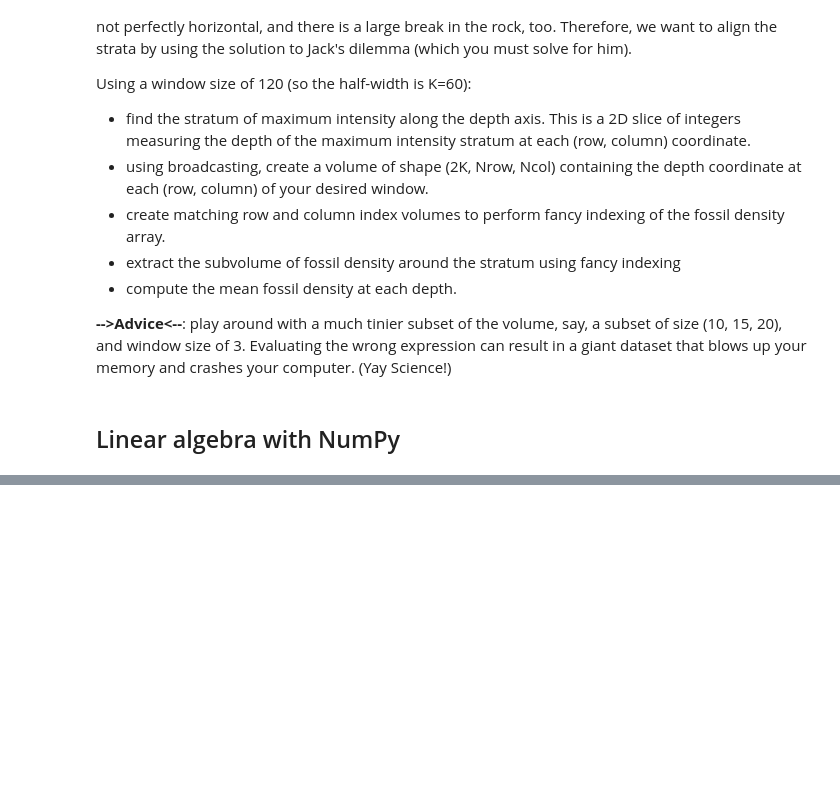
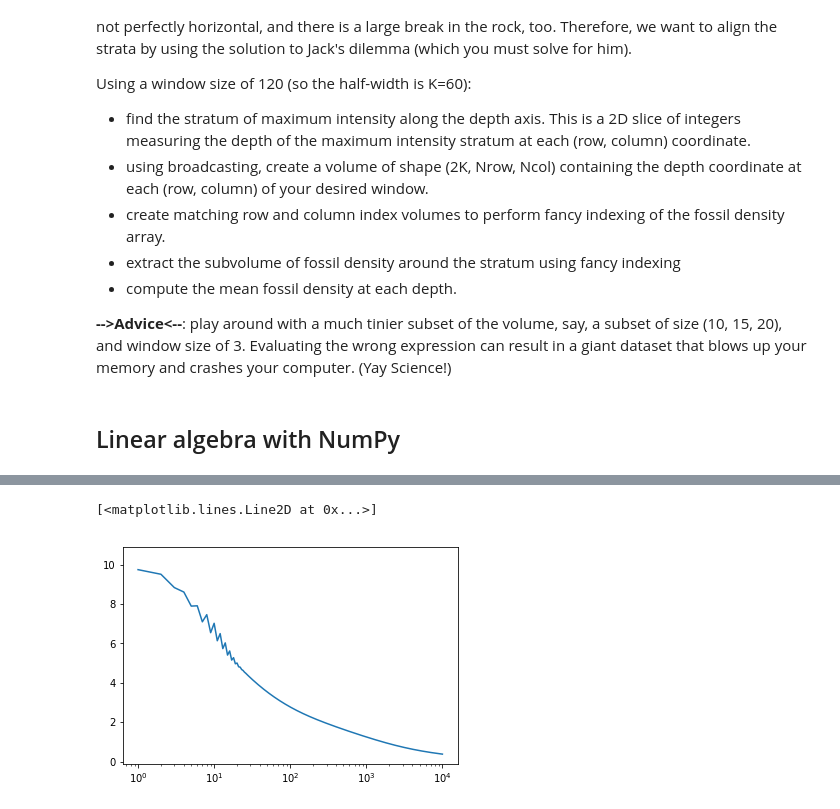
Before and after one commit to aspp-apac/2019-advanced-numpy, a Jupyter notebook: Advanced NumPy Patterns.ipynb, the cells around one changed output, grey strips where cells are left out. Drawn from its saved outputs; the diff is of its cells as text; code cells hidden in the pictures; blank space fills up the shorter version.

```diff
--- a/Advanced NumPy Patterns.ipynb
+++ b/Advanced NumPy Patterns.ipynb
@@ -475,0 +598,21 @@ It turns out that mean filtering is not the "optimal" way to recover your signal
+# %%
+def train(X, y, W, n_iter=100):
+    W_history = np.empty((n_iter, W.size), dtype=float)
+    error_history = np.empty(n_iter, dtype=float)
+    W_out = np.copy(W)
+    for i in range(n_iter):
+        W_history[i] = W_out
+        predictions = sigmoid(X @ W_out)
+        derror = y - predictions
+        gradient = derror * dsigmoid(predictions)  # iamtrask
+        update = X.T @ gradient
+        error_history[i] = np.sum(np.abs(error))
+        W_out += update
+    return W_out, W_history, error_history
+# %%
+Wout, Whist, errhist = train(Xb, y, W, 10000)
+# %%
+plt.semilogx(errhist)
+# %% [output]
+[<matplotlib.lines.Line2D at 0x...>]
+[figure, added]
```
Also changed, not shown: parts of 38 cells of this notebook.
